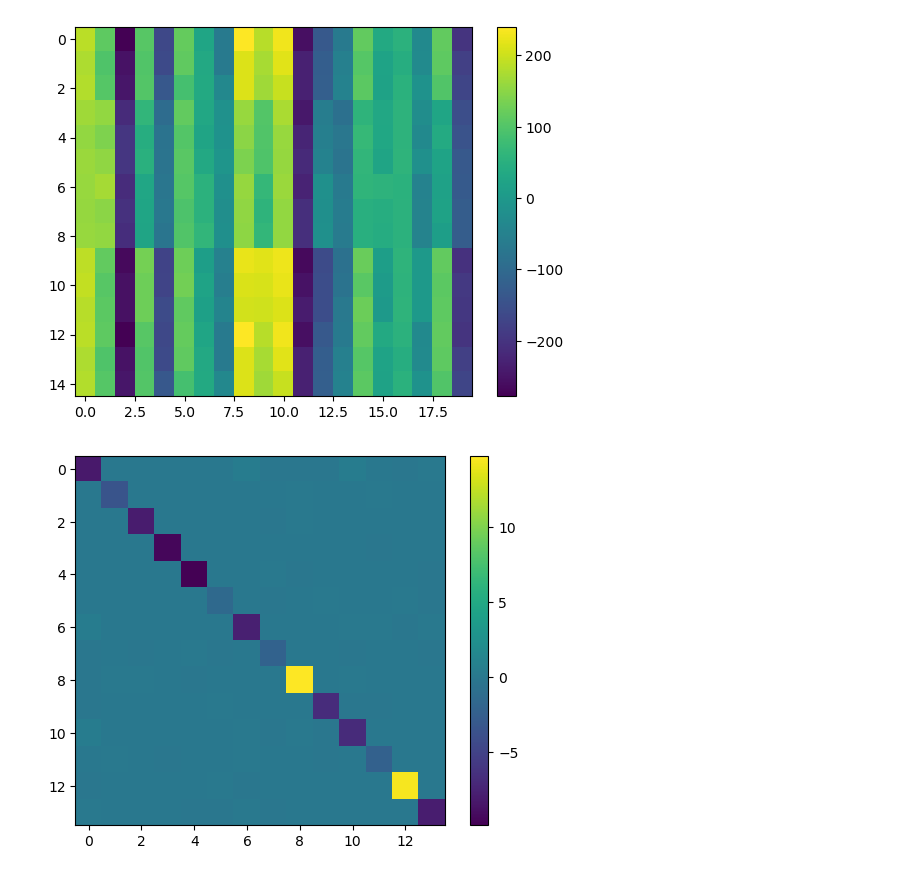
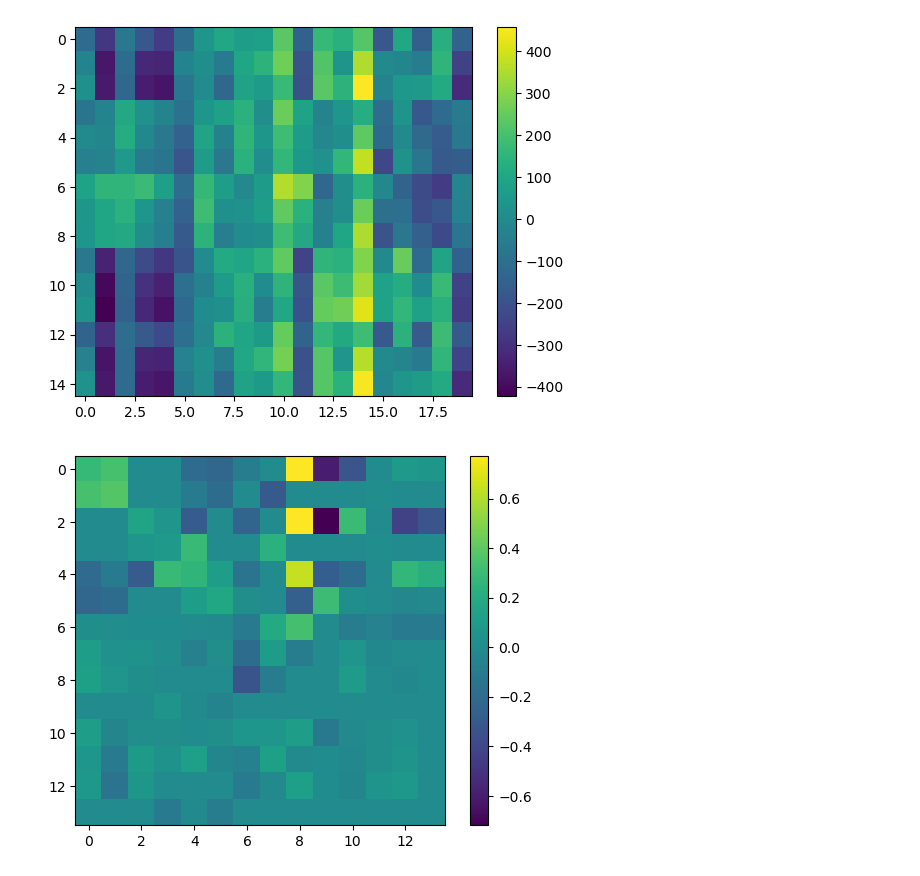
Before and after one commit to pigz2538/ptbmodel, a Jupyter notebook: test.ipynb, the cells around one changed output. Cells and saved outputs as stored; diff of their text form; code cells hidden in the pictures.

```diff
--- a/test.ipynb
+++ b/test.ipynb
@@ -113,22 +113,23 @@ def predict(path, name, model):
 
     reproduced_bands = utils.compute_bands(HR, infos['tensor_eikr'])
 
-    return feat, feato, HR, reproduced_bands, infos['tensor_E'], infos['fermi_level']
+    return feat, feato, featall, HR, reproduced_bands, infos['tensor_E'], infos['fermi_level'], o, h
 # %%
-dist_path = '/media/pigz2538/e30413cf-5429-46b3-8fe9-ea458052c437/文档/tbmodel/'
+dist_path = '/media/pigz2538/e30413cf-5429-46b3-8fe9-ea458052c437/文档/ptbmodel/'
 
 data_path = os.path.join(dist_path,'datas/train_data/')
 config_json_file = os.path.join(dist_path, 'datas/config.json')
 if not os.path.exists(os.path.join(dist_path, 'results')):
     os.makedirs(os.path.join(dist_path, 'results'), exist_ok=True)
 
-latest_point_path = os.path.join(dist_path, 'results/test4000.pkl')
-predict_path = os.path.join(dist_path, 'datas/train_data/raw/')
-predict_name = 'MoSe2_p3m1'
+latest_point_path = os.path.join(dist_path, 'results/test_latest.pkl')
+predict_path = os.path.join(dist_path, 'datas/test_data/raw/')
+predict_name = 'TiS2_p6m2'
 # %%
 with open(config_json_file, 'r', encoding='utf-8') as f:
     config_para = json.load(f)
 
+print(config_para)
 # configure hyper parameters
 train_num      = config_para['train_num']
 test_num       = config_para['test_num']
@@ -180,7 +181,7 @@ model = WHOLEMODEL(
                     hopping_dim_list2 = hopping_dim_list2,
                     expander_bessel_dim = expander_bessel_dim,
                     expander_bessel_cutoff = expander_bessel_cutoff,
-                    atom_num=atom_num,
+                    atom_num=atom_num*batch_size,
                     is_orb = is_orb
                     )
 criterion = nn.SmoothL1Loss()
@@ -191,16 +196,19 @@ checkpoint = torch.load(latest_point_path)
 model.load_state_dict(checkpoint['model_state_dict'])
 model = model.eval()
 with torch.no_grad():
-    feat, feato, HR, reproduced_bands, origin_bands, fermi_level = predict(predict_path, predict_name, model.to(device))
+    feat, feato, featall, HR, reproduced_bands, origin_bands, fermi_level, o, h= predict(predict_path, predict_name, model.to(device))
 # print(traininfos[checkpoint['test_index']]['filename'])
 # L1 = 0
-# L2 = 0
+# L2 =
+0
 # for name,param in model.named_parameters():
 #     if 'bias' not in name:
 #         L1 += torch.norm(param, p=1) * 1e-3
 #         L2 += torch.norm(param, p=2) * 1e-3
 
-loss = criterion(reproduced_bands[:, 4:12] - fermi_level, origin_bands[:, 4:12] - fermi_level)
+s = 4
+e = 12
+loss = criterion(reproduced_bands[:, s:e] - fermi_level, origin_bands[:, s:e] - fermi_level)
 
 print(loss.item(), checkpoint['loss'])
 # %% [output]
@@ -238,10 +246,10 @@ f = plt.gcf()  #获取当前图像
 # f.savefig('/media/pigz2538/E2BCC52DBCC4FCD3/Users/z2538/Desktop/111/MoS2-test8/feats.png')
 plt.show()
 # %% [output]
-[figure, old version]
+[figure, new version]
 # %%
-plt.imshow(HR[4].cpu().detach().numpy())
+plt.imshow(HR[0].cpu().detach().numpy())
 plt.colorbar()
 plt.show()
 # %% [output]
-[figure, old version]
+[figure, new version]
```
Also changed, not shown: parts of 12 cells of this notebook, 12 other files.
